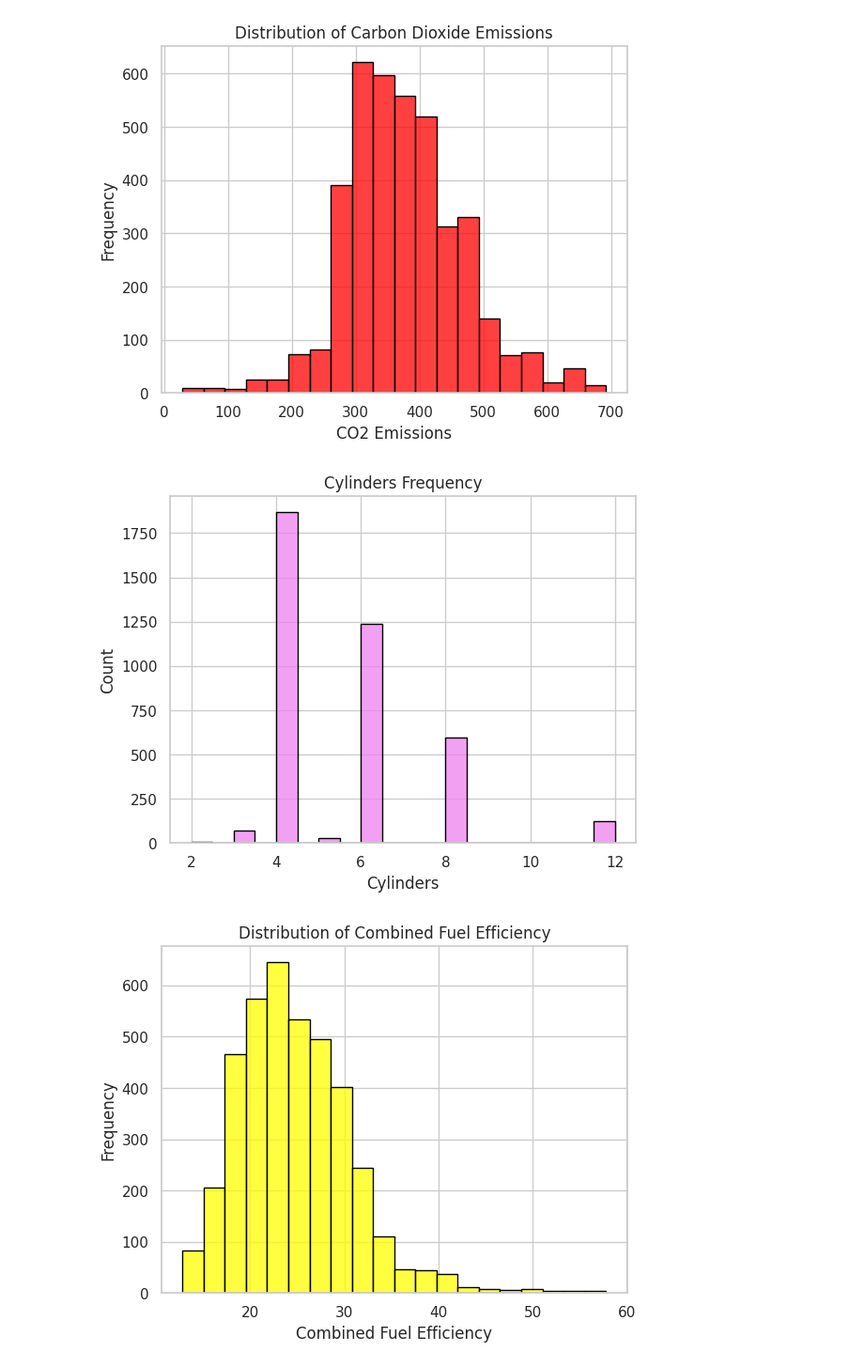
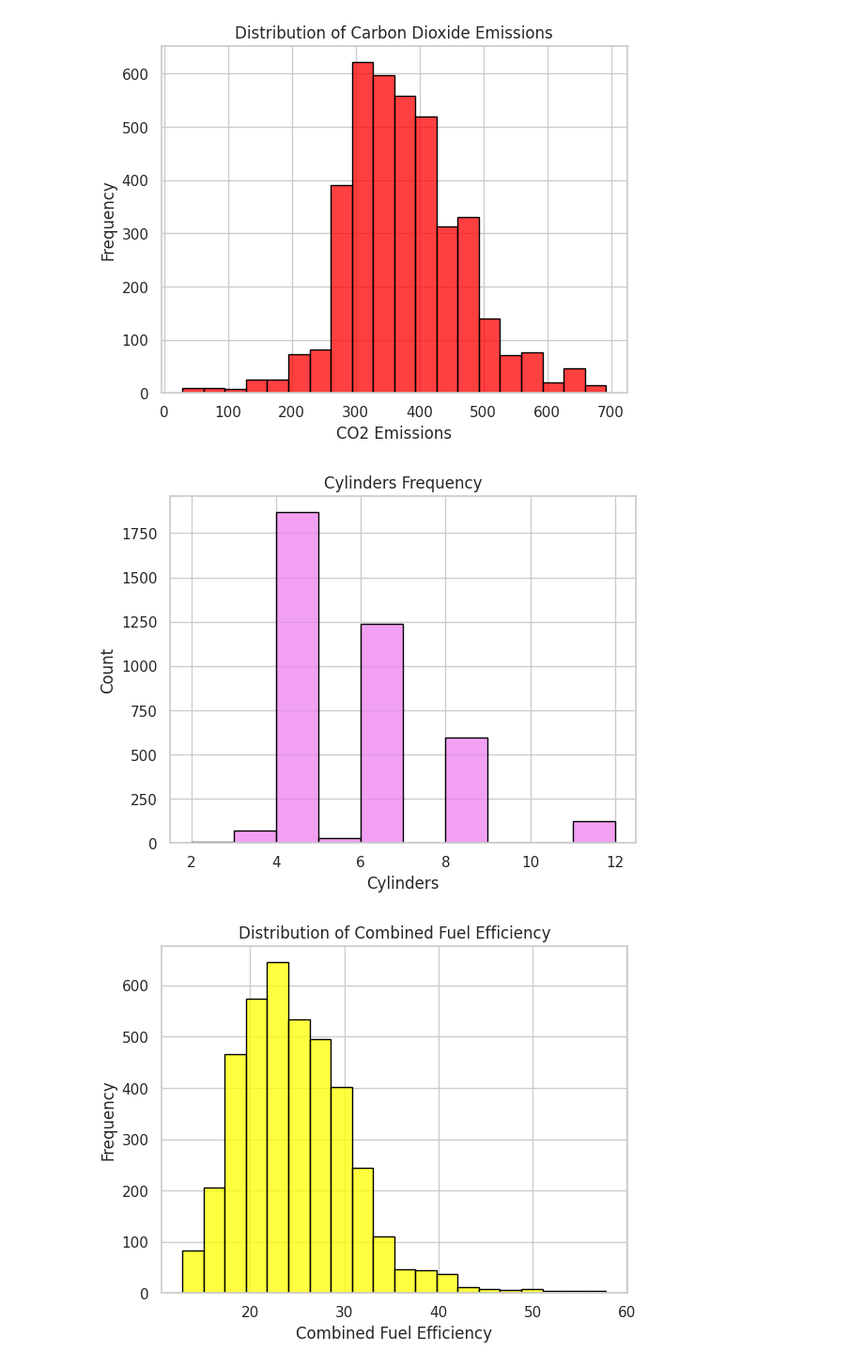
Before and after one commit to kennyg37/fuel-efficiency-analysis, a Jupyter notebook: main.ipynb, the cells around one changed output. Shown at 94% size. Drawn from its saved outputs; the diff is of its cells as text; code cells hidden in the pictures.

```diff
--- a/main.ipynb
+++ b/main.ipynb
@@ -80,17 +84,18 @@ plt.show()
 # %%
 # YOUR CODE HERE
 
+#filter out irrelevant data and getting the cylinders data only
 cylinders = df['cylinders']
 
-sns.histplot(data=cylinders, bins=20, color='violet', edgecolor='black')
+sns.histplot(data=cylinders, bins=10, color='violet', edgecolor='black')
 plt.xlabel('Cylinders')
 plt.ylabel('Count')
 plt.title('Cylinders Frequency')
 
 
 plt.show()
 # %% [output]
-[figure, old version]
+[figure, new version]
 # %%
 # YOUR CODE HERE
 
```
Also changed, not shown: parts of 3 cells of this notebook.
